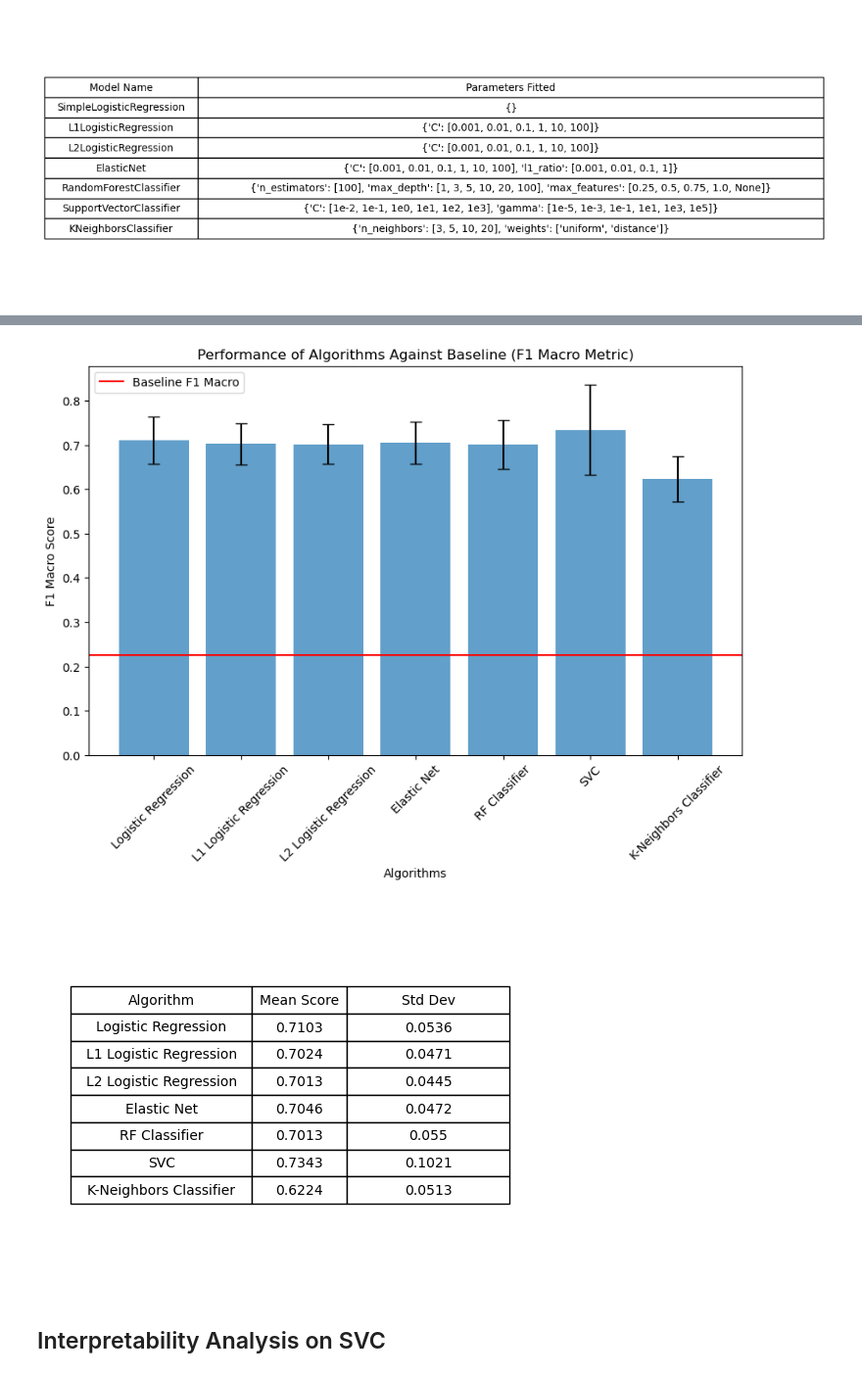
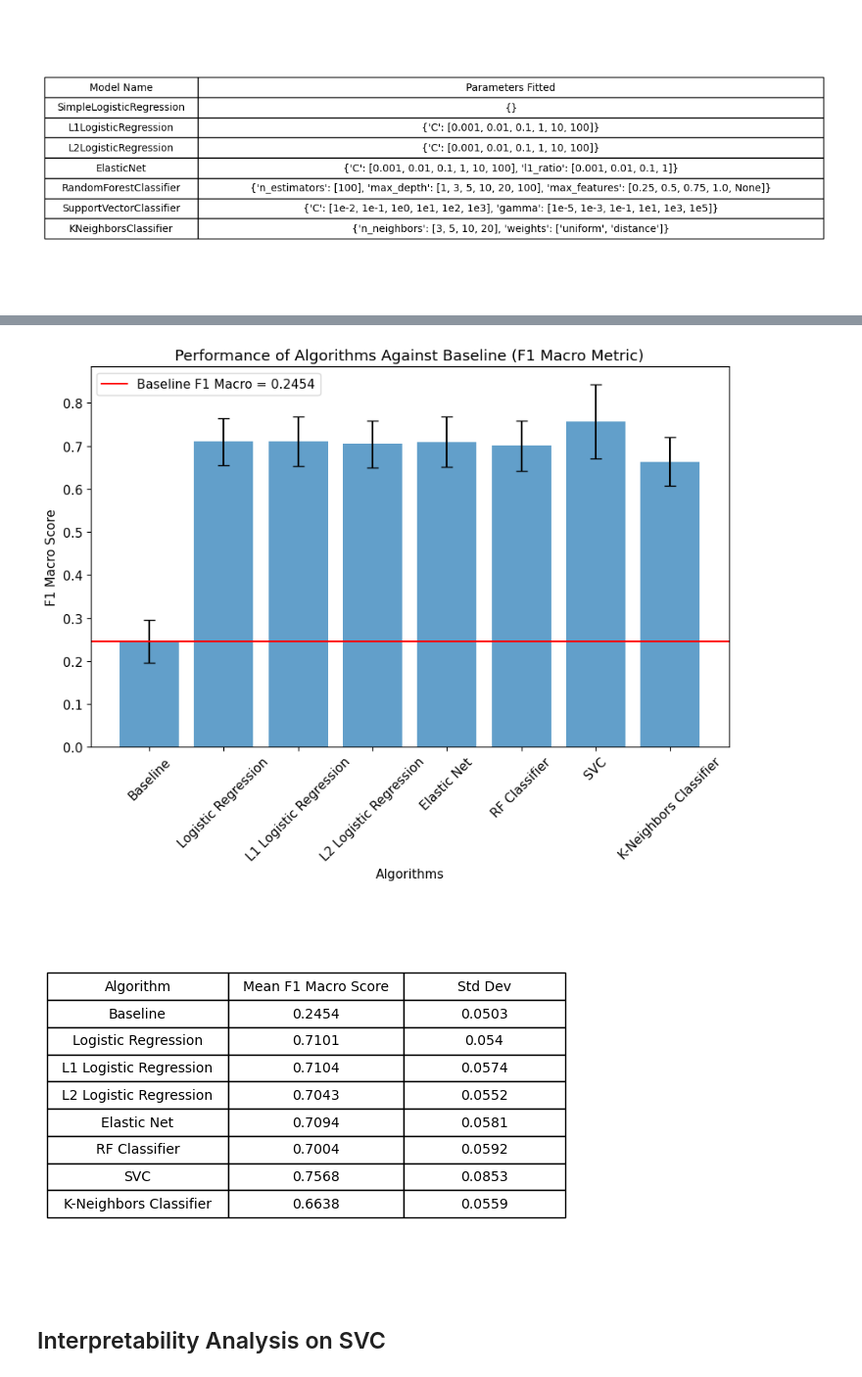
Before and after one commit to s-bao/data1030-project, a Jupyter notebook: src/imp_models.ipynb, the cells around one changed output, grey strips where cells are left out. Shown at 98% size. Drawn from its saved outputs; the diff is of its cells as text; code cells hidden in the pictures.

```diff
--- a/src/imp_models.ipynb
+++ b/src/imp_models.ipynb
@@ -29,6 +29,10 @@ df = pd.read_csv('../data/oasis_longitudinal.csv')
 df_cleaned = df.drop(columns=['Hand','MRI ID'])
 print(df_cleaned.columns)
 
+# drop eTIV due to high collinarity wth ASF
+df_cleaned = df_cleaned.drop(columns = ['eTIV'])
+
+# drop target variable and subject ID
 X = df_cleaned.drop(columns = ['Group', 'Subject ID'])
 y = df_cleaned['Group']
 subject_ids = df_cleaned['Subject ID'] # groups (for group structure, not labels)
@@ -43,7 +47,7 @@ minmax_ftrs = ['Age', 'MMSE', 'EDUC']
 onehot_ftrs = ['M/F']
 ordinal_ftrs = ['Visit', 'SES', 'CDR']
 ordinal_cats = [[1, 2, 3, 4, 5], [-1, 1.0, 2.0, 3.0, 4.0, 5.0], [0.0, 0.5, 1.0, 2.0]]
-std_ftrs = ['MR Delay', 'eTIV', 'nWBV', 'ASF']
+std_ftrs = ['MR Delay', 'nWBV', 'ASF']
 
 # Ordinal encoder (separate because need imputer for SES missing values)
 ordinal_transformer = Pipeline(steps=[
@@ -388,18 +425,18 @@ Best F1 Macro Score = 0.2249851983422143 (achieved by classifying all points as
 # SupportVectorClassifier: Mean f1 = 0.7343, Std Dev = 0.1021
 # KNeighborsClassifier: Mean f1 = 0.6224, Std Dev = 0.0513
 
-mean_scores = []
-stddev_scores = []
+mean_scores = [baseline_mean]
+stddev_scores = [baseline_std]
 for model_name, (mean_score, stddev_score) in summary_f1_macro.items():
     mean_scores.append(mean_score)
     stddev_scores.append(stddev_score)
-algorithms = ['Logistic Regression', 'L1 Logistic Regression', 'L2 Logistic Regression', 'Elastic Net',
+algorithms = ['Baseline', 'Logistic Regression', 'L1 Logistic Regression', 'L2 Logistic Regression', 'Elastic Net',
               'RF Classifier', 'SVC', 'K-Neighbors Classifier']
 
 # Plot means with standard deviations
 plt.figure(figsize=(10, 6))
 plt.bar(algorithms, mean_scores, yerr=stddev_scores, capsize=5, alpha=0.7)
-plt.axhline(y=baseline_f1_macro, color='r', linestyle='-', label='Baseline F1 Macro')
+plt.axhline(y=baseline_mean, color='r', linestyle='-', label='Baseline F1 Macro = 0.2454')
 plt.xlabel('Algorithms')
 plt.ylabel('F1 Macro Score')
 plt.title('Performance of Algorithms Against Baseline (F1 Macro Metric)')
@@ -408,36 +445,36 @@ plt.xticks(rotation=45)
 plt.savefig("../figures/models/results_against_baseline.png", format="png", dpi=300)
 plt.show()
 
 # Plot table summary
 mean_scores = [round(score, 4) for score in mean_scores]
 stddev_scores = [round(std, 4) if std != 0 else None for std in stddev_scores]
 
 data = {
     'Algorithm': algorithms,
-    'Mean Score': mean_scores,
+    'Mean F1 Macro Score': mean_scores,
     'Std Dev': stddev_scores
 }
 table_df = pd.DataFrame(data)
 
 # Plot the table
 fig, ax = plt.subplots()
 ax.axis('tight')
 ax.axis('off')
 table = ax.table(cellText=table_df.values, colLabels=table_df.columns, loc='center', cellLoc='center')
 
 # Adjust row height
 for key, cell in table.get_celld().items():
     cell.set_height(0.075)  # Adjust this value to make rows bigger
 
 table.auto_set_font_size(False)
 table.set_fontsize(10)
 table.auto_set_column_width(col=list(range(len(models_df.columns))))
 
 plt.savefig("../figures/models/model_results_table.png", format="png", dpi=300)
 plt.show()
 # %% [output]
-[figure, old version]
+[figure, new version]
-[figure, old version]
+[figure, new version]
 # %% [markdown]
 ## Interpretability Analysis on SVC
 # %%
```
Also changed, not shown: parts of 14 cells of this notebook, 38 other files.
